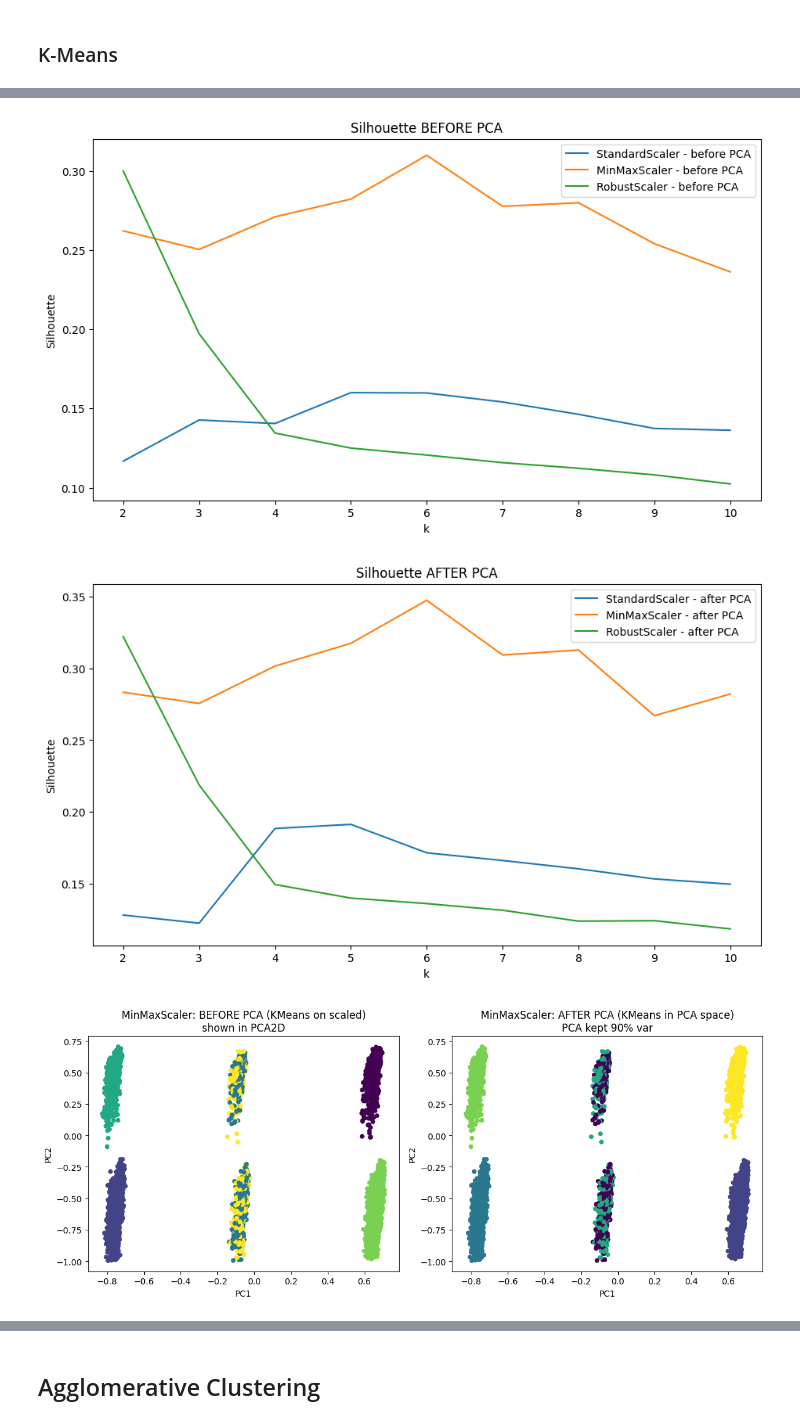
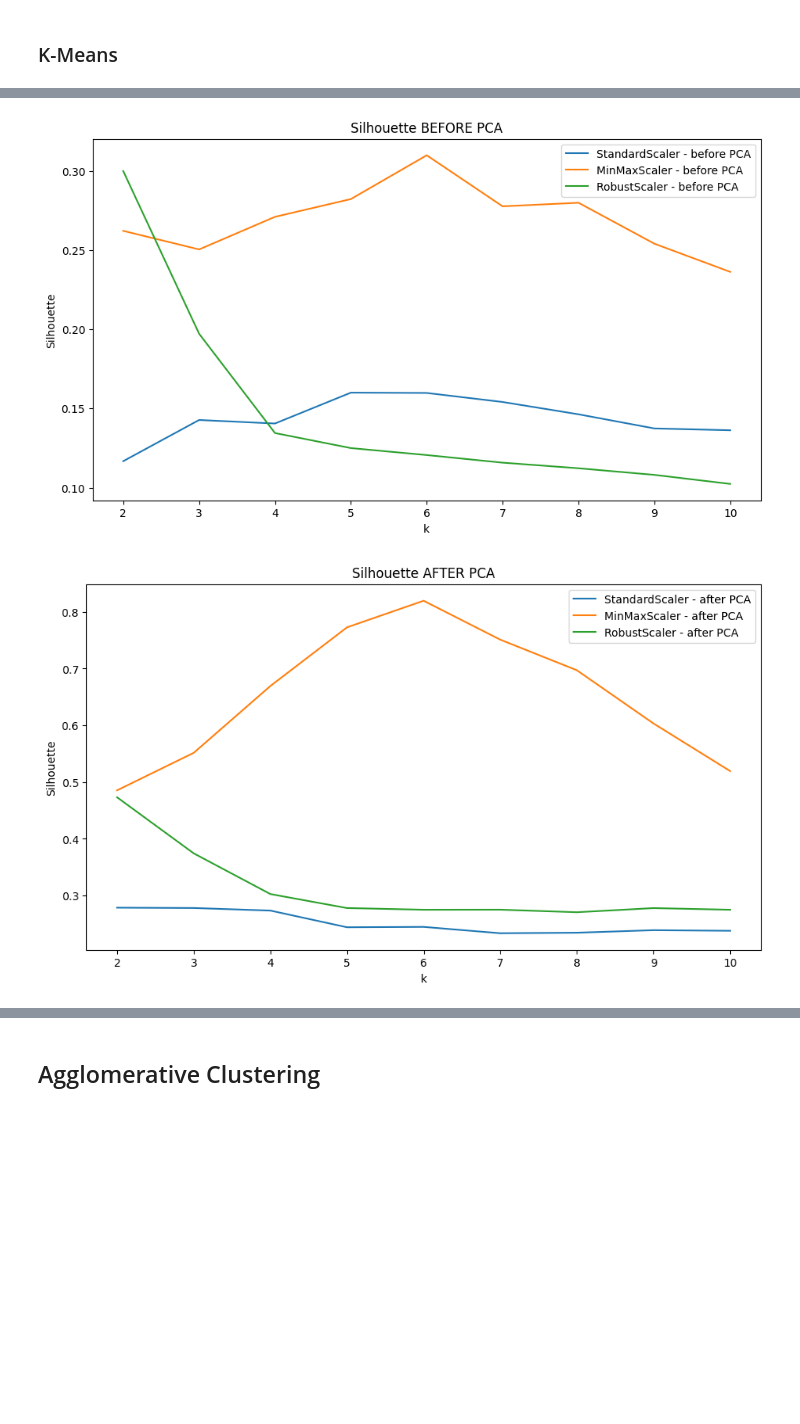
Before and after one commit to bazlooka/elfak-machine-learning, a Jupyter notebook: project 2/notebook.ipynb, the cells around one changed output, grey strips where cells are left out. Drawn from its saved outputs; the diff is of its cells as text; code cells hidden in the pictures; blank space fills up the shorter version.

```diff
--- a/project 2/notebook.ipynb
+++ b/project 2/notebook.ipynb
@@ -136,7 +134,7 @@ marital_status: ['Married' 'Single' 'Unknown' 'Divorced']
 # %%
 import numpy as np
 import pandas as pd
-from sklearn.preprocessing import OrdinalEncoder, OneHotEncoder
+from sklearn.preprocessing import OrdinalEncoder, OneHotEncoder, LabelEncoder
 
 X = df.copy()
 
@@ -149,7 +147,7 @@ num_c=num_cols = X.drop(columns=gender_col + education_col + marital_col).column
 num_cols = X.drop(columns=gender_col + education_col + marital_col).columns.tolist()
 X_num = X[num_cols].to_numpy(dtype=float)
 
-gender_encoder = OrdinalEncoder(categories=[["M", "F"]])
+gender_encoder = LabelEncoder(categories=[["M", "F"]])
 education_encoder = OrdinalEncoder(categories=[[
     "Uneducated",
     "High School",
@@ -305,20 +296,38 @@ total_trans_amount                896     8.8%
 total_trans_count                   2     0.0%
 # %% [markdown]
 ## Klasterizacija
+# %%
+from sklearn.decomposition import PCA
+from sklearn.cluster import KMeans
+from sklearn.preprocessing import StandardScaler
+import plotly.express as px
+
+X_scaled = StandardScaler().fit_transform(df)
+X_pca3 = PCA(n_components=3).fit_transform(X_scaled)
+labels = KMeans(n_clusters=4, random_state=42, n_init=10).fit_predict(X_pca3)
+
+fig = px.scatter_3d(x=X_pca3[:, 0], y=X_pca3[:, 1], z=X_pca3[:, 2],
+                    color=labels.astype(str),
+                    labels={'x': 'PC1', 'y': 'PC2', 'z': 'PC3', 'color': 'Klaster'},
+                    title='KMeans (k=4) na PCA 3D')
+fig.update_traces(marker_size=3)
+fig.show()
 # %% [markdown]
 ### K-Means
 # %%
-
 import numpy as np
 import pandas as pd
 import matplotlib.pyplot as plt
+import plotly.express as px
+from plotly.subplots import make_subplots
+import plotly.graph_objects as go
 
-from sklearn.preprocessing import OrdinalEncoder, OneHotEncoder
 from sklearn.preprocessing import StandardScaler, MinMaxScaler, RobustScaler
 from sklearn.cluster import KMeans
 from sklearn.metrics import silhouette_score
 from sklearn.decomposition import PCA
 from kneed import KneeLocator
+
 kmeans_kwargs = {
     "init": "k-means++",
     "n_init": 10,
@@ -355,10 +364,9 @@ scalers = {
     "RobustScaler": RobustScaler(),
 }
 
-K = list(range(1, 11))
-K2 = [k for k in K if k >= 2]
+K = list(range(2, 11))
 
-PCA_KEEP = 0.90
+N_COMPONENTS = 3
 
 results = {}
 rows = []
@@ -369,7 +377,7 @@ for name, scaler in scalers.items():
 
     sse_b, sil_b, elbow_b, bestk_b, bestsil_b = evaluate_kmeans(X_scaled, K)
 
-    pca_full = PCA(n_components=PCA_KEEP, random_state=42)
+    pca_full = PCA(n_components=N_COMPONENTS, random_state=42)
     X_pca_full = pca_full.fit_transform(X_scaled)
 
     sse_a, sil_a, elbow_a, bestk_a, bestsil_a = evaluate_kmeans(X_pca_full, K)
@@ -410,8 +418,8 @@ print(summary)
 plt.figure(figsize=(11, 6))
 for name in scalers.keys():
     sil_vals = [s for k, s in zip(K, results[name]["sil_before"]) if k >= 2]
-    plt.plot(K2, sil_vals, label=f"{name} - before PCA")
-plt.xticks(K2)
+    plt.plot(K, sil_vals, label=f"{name} - before PCA")
+plt.xticks(K)
 plt.xlabel("k")
 plt.ylabel("Silhouette")
 plt.title("Silhouette BEFORE PCA")
@@ -421,8 +429,8 @@ plt.show()
 plt.figure(figsize=(11, 6))
 for name in scalers.keys():
     sil_vals = [s for k, s in zip(K, results[name]["sil_after"]) if k >= 2]
-    plt.plot(K2, sil_vals, label=f"{name} - after PCA")
-plt.xticks(K2)
+    plt.plot(K, sil_vals, label=f"{name} - after PCA")
+plt.xticks(K)
 plt.xlabel("k")
 plt.ylabel("Silhouette")
 plt.title("Silhouette AFTER PCA")
@@ -440,26 +448,29 @@ def plot_before_after(variant_name, k=None):
 
     km_before = KMeans(n_clusters=k, **kmeans_kwargs)
     labels_before = km_before.fit_predict(X_scaled)
-    X_plot_before = PCA(n_components=2, random_state=42).fit_transform(X_scaled)
+    X_plot_before = PCA(n_components=3, random_state=42).fit_transform(X_scaled)
 
     km_after = KMeans(n_clusters=k, **kmeans_kwargs)
     labels_after = km_after.fit_predict(X_pca_full)
-    X_plot_after = X_pca_full[:, :2] if X_pca_full.shape[1] >= 2 else np.hstack([X_pca_full, np.zeros((X_pca_full.shape[0], 1))])
+    X_plot_after = X_pca_full[:, :3]
 
-    plt.figure(figsize=(12, 5))
+    fig_before = px.scatter_3d(
+        x=X_plot_before[:, 0], y=X_plot_before[:, 1], z=X_plot_before[:, 2],
+        color=labels_before.astype(str),
+        labels={'x': 'PC1', 'y': 'PC2', 'z': 'PC3', 'color': 'Klaster'},
+        title=f"{variant_name}: BEFORE PCA (KMeans on scaled) shown in PCA 3D"
+    )
+    fig_before.update_traces(marker_size=3)
+    fig_before.show()
 
-    plt.subplot(1, 2, 1)
-    plt.scatter(X_plot_before[:, 0], X_plot_before[:, 1], c=labels_before, s=20, cmap="viridis")
-    plt.title(f"{variant_name}: BEFORE PCA (KMeans on scaled)\nshown in PCA2D")
-    plt.xlabel("PC1"); plt.ylabel("PC2")
-
-    plt.subplot(1, 2, 2)
-    plt.scatter(X_plot_after[:, 0], X_plot_after[:, 1], c=labels_after, s=20, cmap="viridis")
-    plt.title(f"{variant_name}: AFTER PCA (KMeans in PCA space)\nPCA kept {PCA_KEEP*100:.0f}% var")
-    plt.xlabel("PC1"); plt.ylabel("PC2")
-
-    plt.tight_layout()
-    plt.show()
+    fig_after = px.scatter_3d(
+        x=X_plot_after[:, 0], y=X_plot_after[:, 1], z=X_plot_after[:, 2],
+        color=labels_after.astype(str),
+        labels={'x': 'PC1', 'y': 'PC2', 'z': 'PC3', 'color': 'Klaster'},
+        title=f"{variant_name}: AFTER PCA (KMeans in PCA space) — PCA kept {N_COMPONENTS} components"
+    )
+    fig_after.update_traces(marker_size=3)
+    fig_after.show()
 
 
 plot_before_after("MinMaxScaler")
@@ -482,3 +483,2 @@ plot_before_after("StandardScaler")
 [figure]
-[figure, old version]
+[figure, new version]
-[figure, removed]
```
Also changed, not shown: parts of 10 cells of this notebook, 1 other file.
